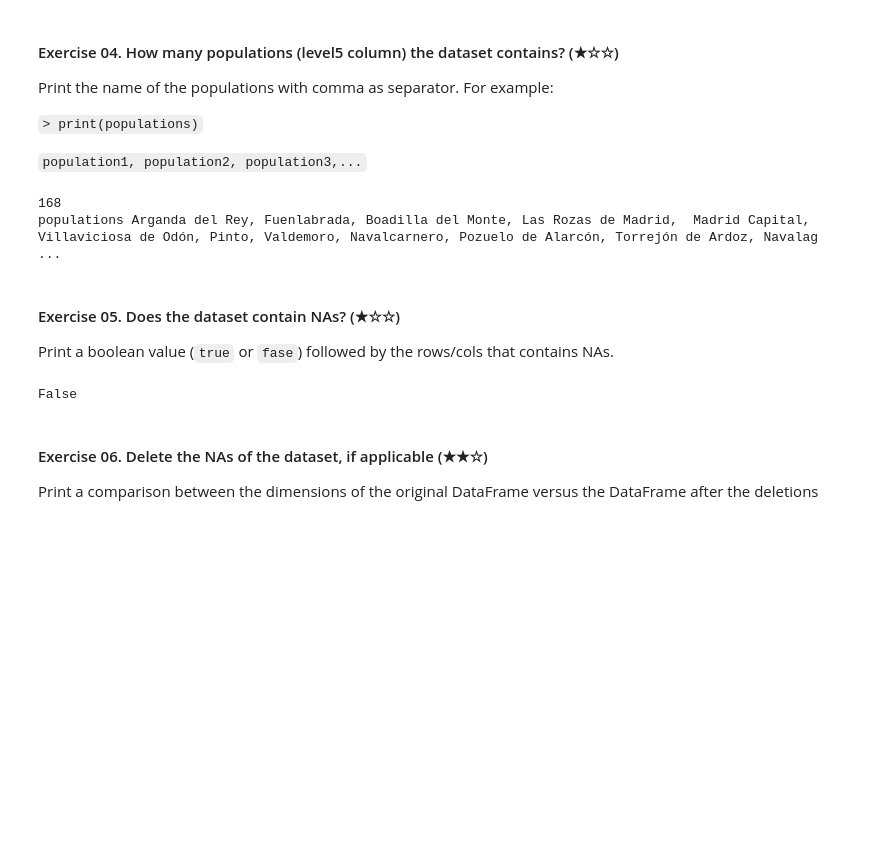
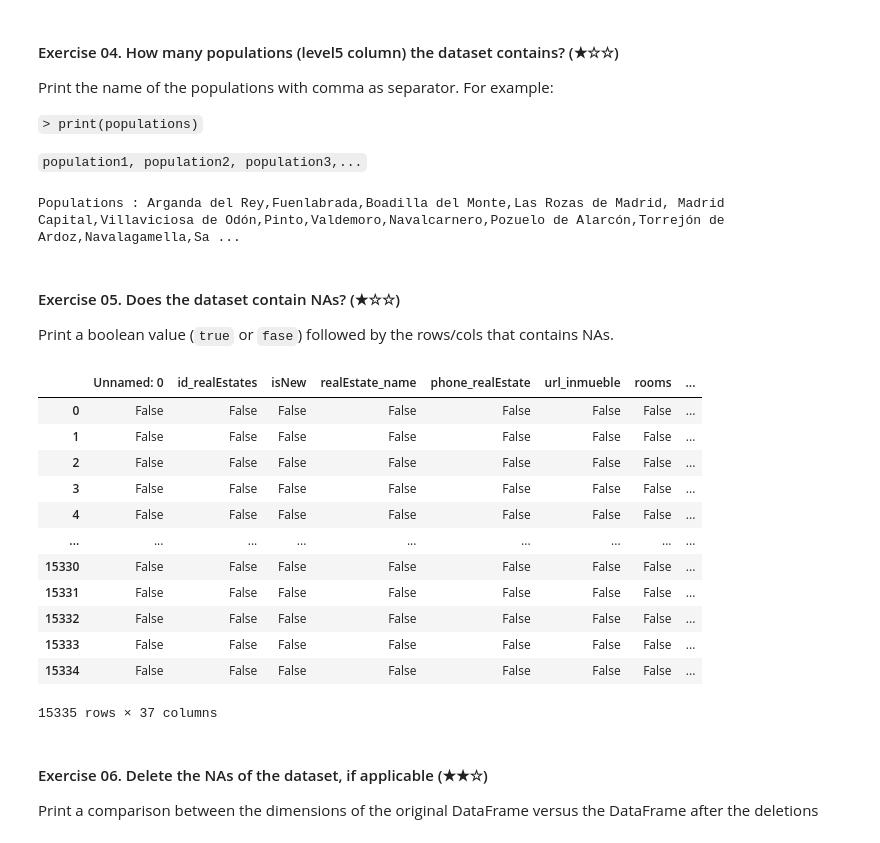
Before and after one commit to nandapop/realestate-datacleanup-exercise, a Jupyter notebook: project.ipynb, the cells around one changed output. Drawn from its saved outputs; the diff is of its cells as text; code cells hidden in the pictures; blank space fills up the shorter version.

```diff
--- a/project.ipynb
+++ b/project.ipynb
@@ -108,14 +109,13 @@ import pandas as pd
 
 df = pd.read_csv('assets/real_estate.csv', sep=';')
 count = df['level5'].nunique()
-print(count)
+#print(count)
 
 populations = df['level5'].unique()
-populations_output = ', '.join(map(str, populations))
-print("populations", populations_output)
+join_populations = ','.join(populations)
+print("Populations :", join_populations)
 # %% [output]
-168
-populations Arganda del Rey, Fuenlabrada, Boadilla del Monte, Las Rozas de Madrid,  Madrid Capital, Villaviciosa de Odón, Pinto, Valdemoro, Navalcarnero, Pozuelo de Alarcón, Torrejón de Ardoz, Navalag ...
+Populations : Arganda del Rey,Fuenlabrada,Boadilla del Monte,Las Rozas de Madrid, Madrid Capital,Villaviciosa de Odón,Pinto,Valdemoro,Navalcarnero,Pozuelo de Alarcón,Torrejón de Ardoz,Navalagamella,Sa ...
 # %% [markdown]
 #### Exercise 05. Does the dataset contain NAs? (★☆☆)
 
@@ -123,12 +123,22 @@ Print a boolean value (`true` or `fase`) followed by the rows/cols that contains
 # %%
 import pandas as pd
 
 df = pd.read_csv('assets/real_estate.csv', sep=';')
-
-is_na = (df.isin(['NA']).any().any())
-print(is_na)
+df.isnull()
 # %% [output]
+|  | Unnamed: 0 | id_realEstates | isNew | realEstate_name | phone_realEstate | url_inmueble | rooms | ... |
+| 0 | False | False | False | False | False | False | False | ... |
+| 1 | False | False | False | False | False | False | False | ... |
+| 2 | False | False | False | False | False | False | False | ... |
+| 3 | False | False | False | False | False | False | False | ... |
+| 4 | False | False | False | False | False | False | False | ... |
+| ... | ... | ... | ... | ... | ... | ... | ... | ... |
+| 15330 | False | False | False | False | False | False | False | ... |
+| 15331 | False | False | False | False | False | False | False | ... |
+| 15332 | False | False | False | False | False | False | False | ... |
+| 15333 | False | False | False | False | False | False | False | ... |
+| 15334 | False | False | False | False | False | False | False | ... |
-False
+15335 rows × 37 columns
 # %% [markdown]
 #### Exercise 06. Delete the NAs of the dataset, if applicable (★★☆)
 
```
Also changed, not shown: parts of 13 cells of this notebook.
